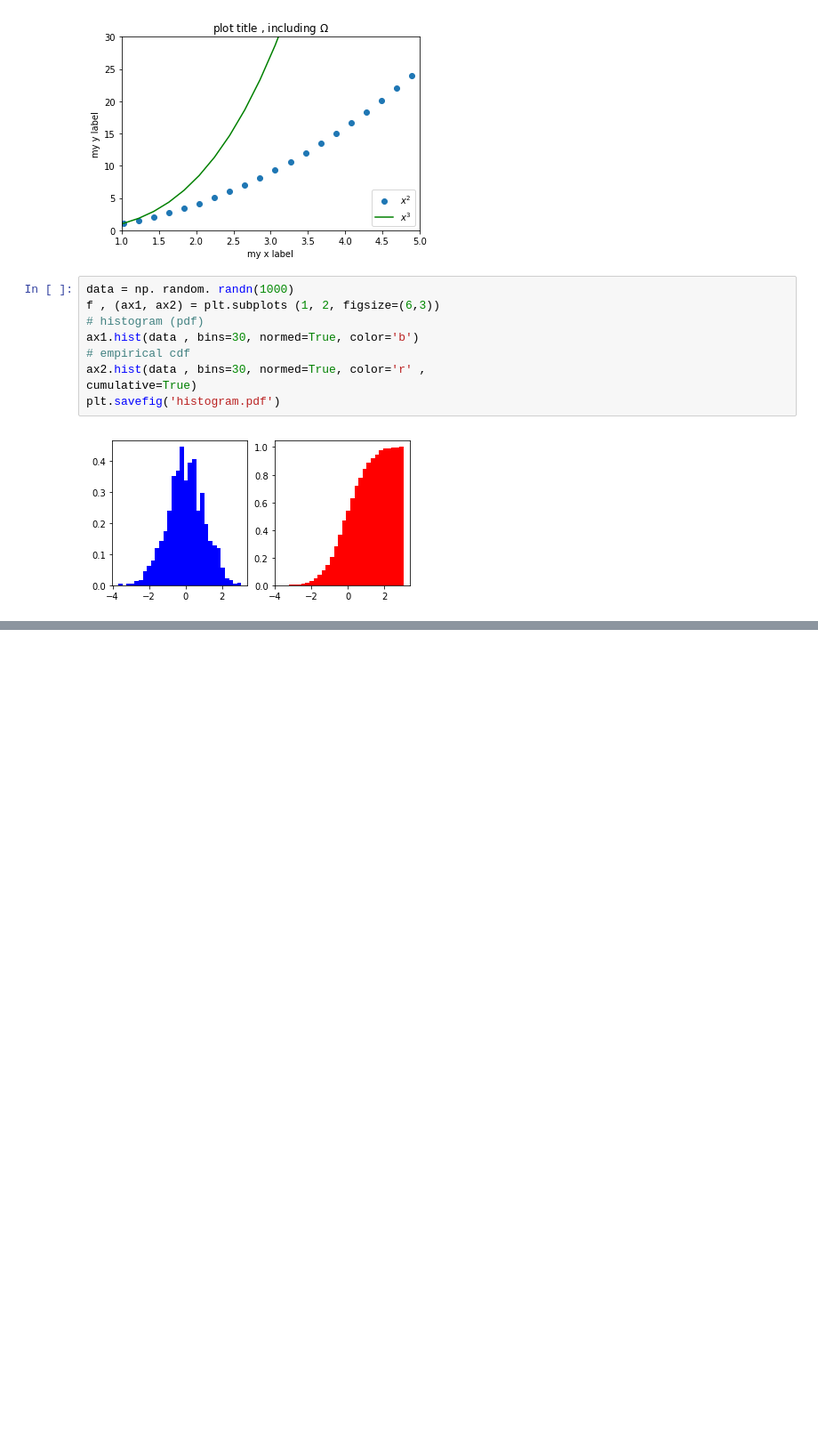
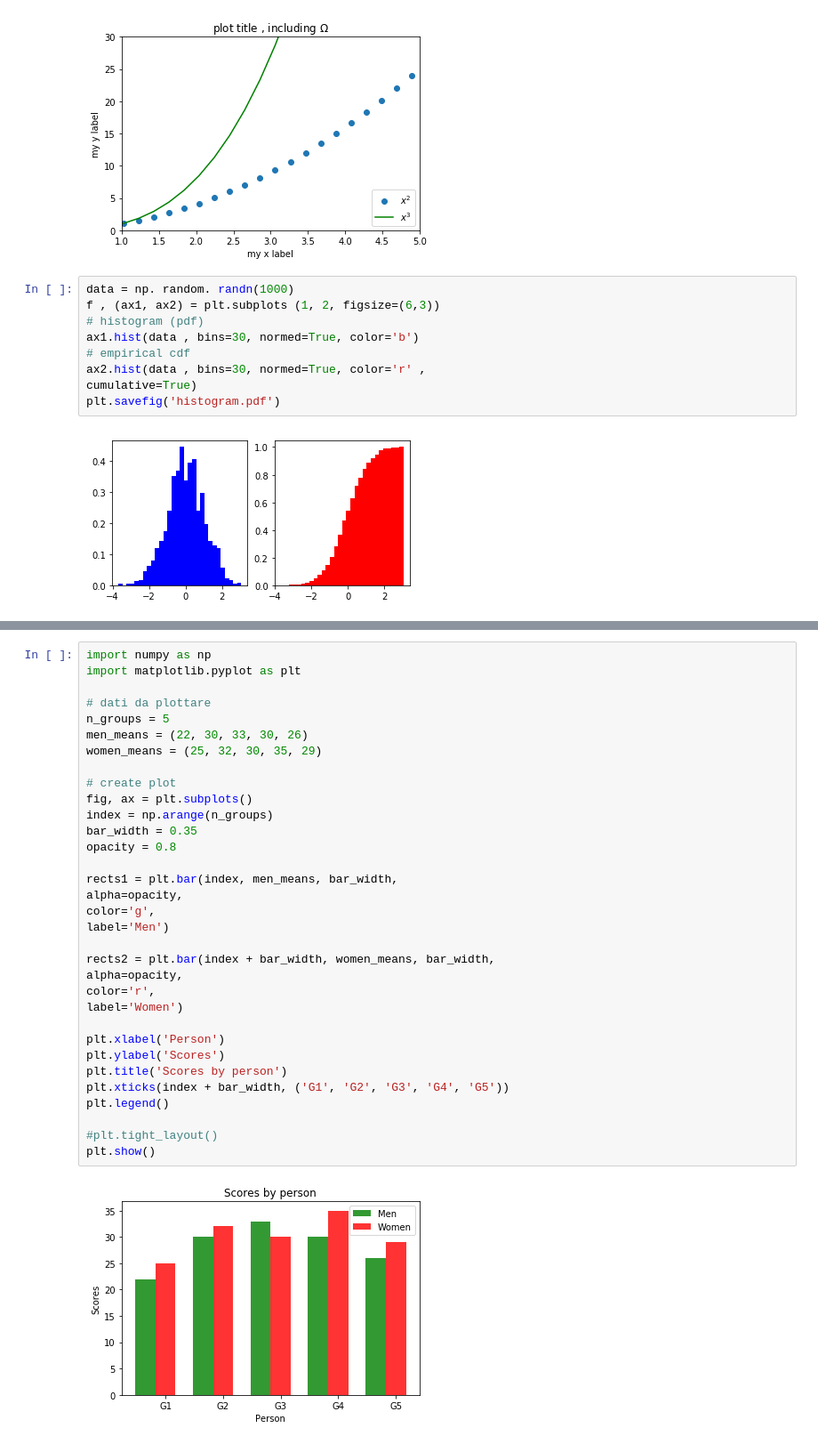
Before and after one commit to amezzali/PeanoPythonCourse, a Jupyter notebook: Corso_Python_4_matplotlib.ipynb, the cells around one changed output, grey strips where cells are left out. Shown at 89% size. Drawn from its saved outputs; the diff is of its cells as text; blank space fills up the shorter version.

```diff
--- a/Corso_Python_4_matplotlib.ipynb
+++ b/Corso_Python_4_matplotlib.ipynb
@@ -179,0 +216,35 @@ plt.savefig('histogram.pdf')
+# %%
+import numpy as np
+import matplotlib.pyplot as plt
+
+# dati da plottare
+n_groups = 5
+men_means = (22, 30, 33, 30, 26)
+women_means = (25, 32, 30, 35, 29)
+
+# create plot
+fig, ax = plt.subplots()
+index = np.arange(n_groups)
+bar_width = 0.35
+opacity = 0.8
+
+rects1 = plt.bar(index, men_means, bar_width,
+alpha=opacity,
+color='g',
+label='Men')
+
+rects2 = plt.bar(index + bar_width, women_means, bar_width,
+alpha=opacity,
+color='r',
+label='Women')
+
+plt.xlabel('Person')
+plt.ylabel('Scores')
+plt.title('Scores by person')
+plt.xticks(index + bar_width, ('G1', 'G2', 'G3', 'G4', 'G5'))
+plt.legend()
+
+#plt.tight_layout()
+plt.show()
+# %% [output]
+[figure, added]
```
Also changed, not shown: parts of 3 cells of this notebook.
